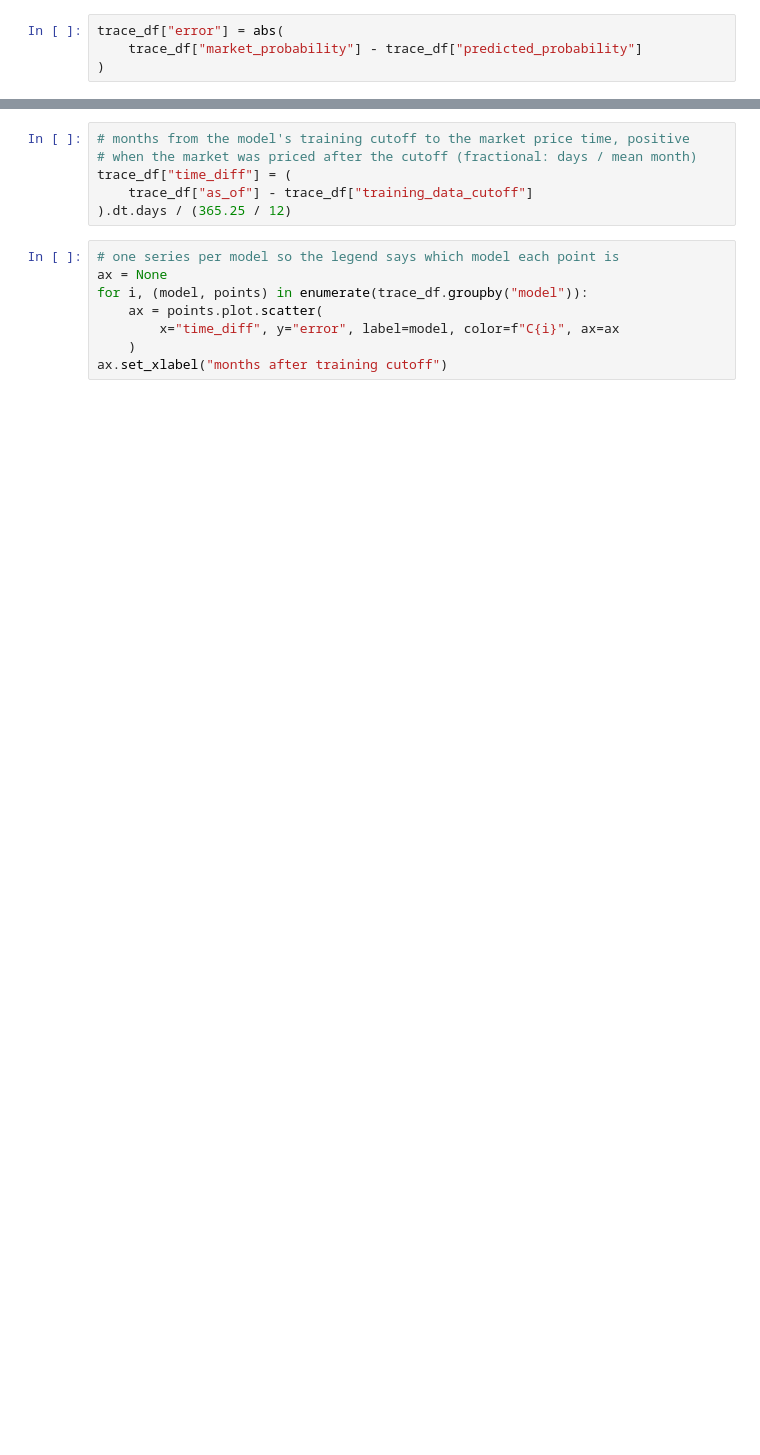
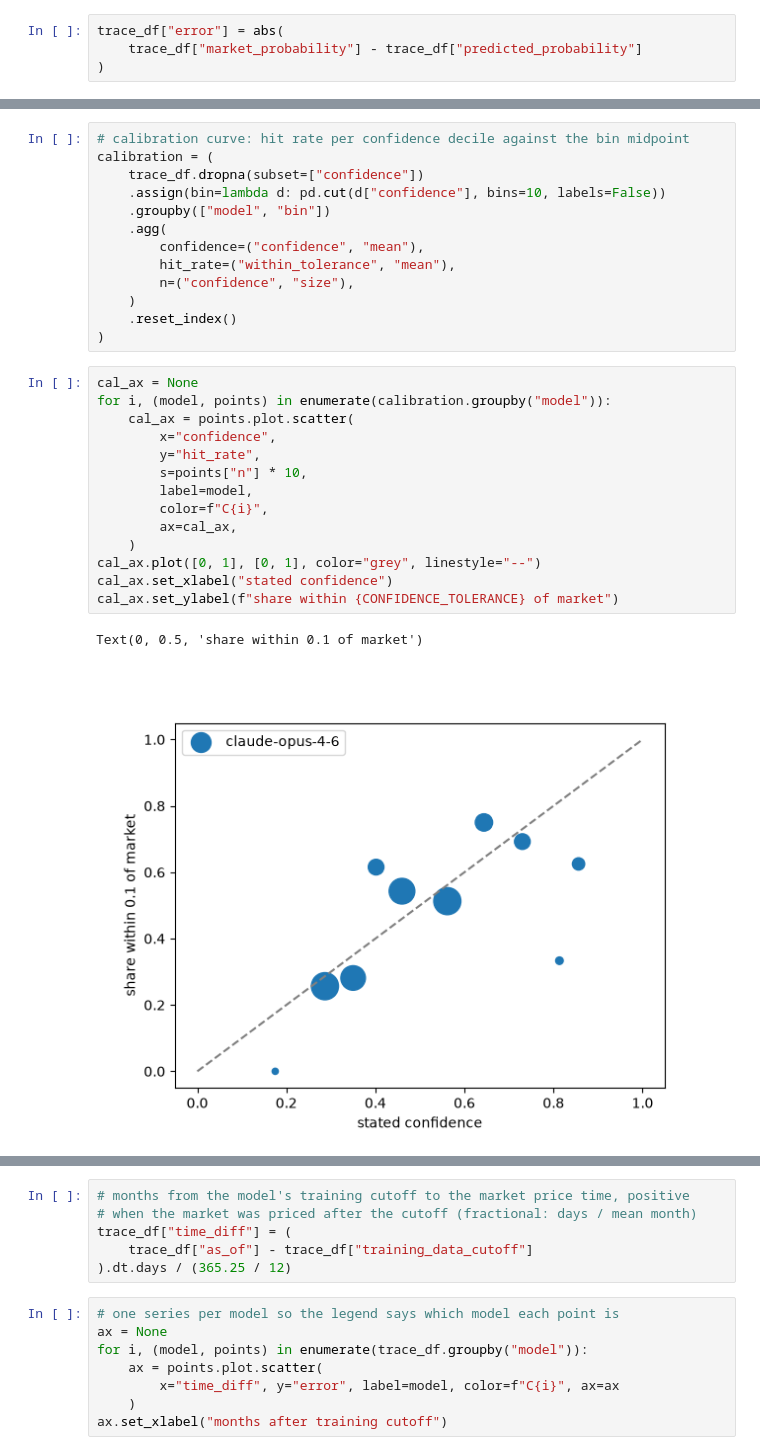
Before and after one commit to andrewkittredge/prediction-market-benchmark, a Jupyter notebook: brier_score.ipynb, the cells around one changed output, grey strips where cells are left out. Cells and saved outputs as stored; diff of their text form; blank space fills up the shorter version.

```diff
--- a/brier_score.ipynb
+++ b/brier_score.ipynb
@@ -120,2 +139,32 @@ trace_df[
+# %%
+# calibration curve: hit rate per confidence decile against the bin midpoint
+calibration = (
+    trace_df.dropna(subset=["confidence"])
+    .assign(bin=lambda d: pd.cut(d["confidence"], bins=10, labels=False))
+    .groupby(["model", "bin"])
+    .agg(
+        confidence=("confidence", "mean"),
+        hit_rate=("within_tolerance", "mean"),
+        n=("confidence", "size"),
+    )
+    .reset_index()
+)
+# %%
+cal_ax = None
+for i, (model, points) in enumerate(calibration.groupby("model")):
+    cal_ax = points.plot.scatter(
+        x="confidence",
+        y="hit_rate",
+        s=points["n"] * 10,
+        label=model,
+        color=f"C{i}",
+        ax=cal_ax,
+    )
+cal_ax.plot([0, 1], [0, 1], color="grey", linestyle="--")
+cal_ax.set_xlabel("stated confidence")
+cal_ax.set_ylabel(f"share within {CONFIDENCE_TOLERANCE} of market")
+# %% [output]
+Text(0, 0.5, 'share within 0.1 of market')
+[figure, added]
 # %%
 trace_df["error"].hist(bins=20, figsize=(8, 4))
```
Also changed, not shown: parts of 12 cells of this notebook, 3 other files.
